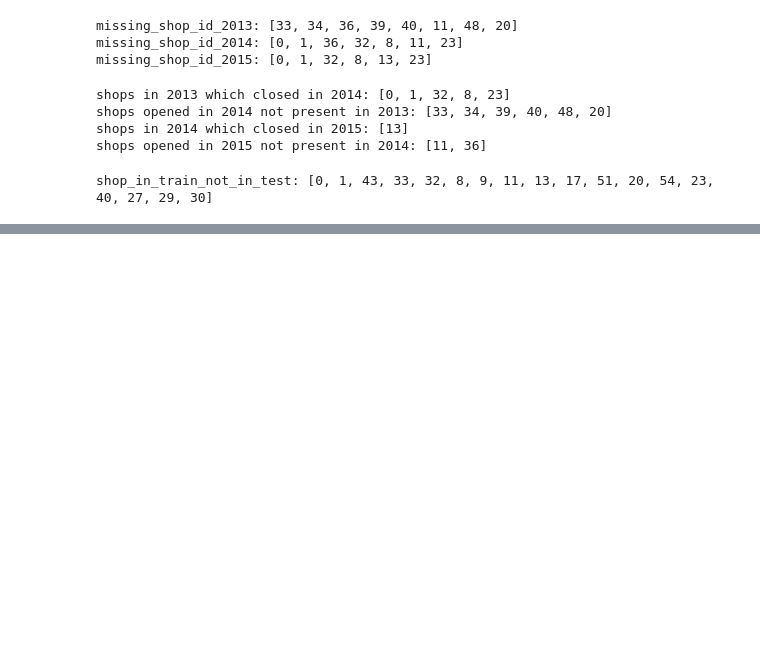
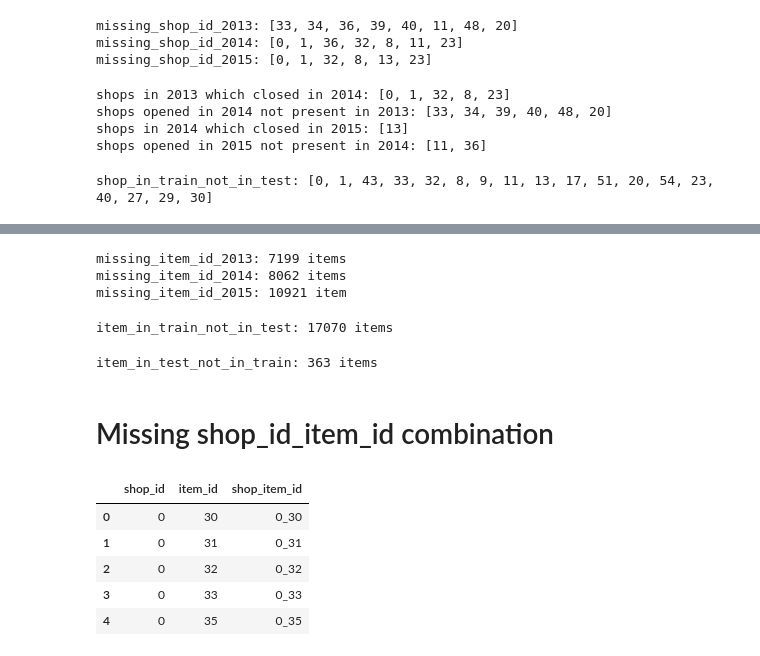
Before and after one commit to rsyarif/PredictSales, a Jupyter notebook: PredictSales_v1.ipynb, the cells around one changed output, grey strips where cells are left out. Saved outputs shown, nothing was run; the diff lists cells and outputs as text; code cells hidden in the pictures; blank space fills up the shorter version.

```diff
--- a/PredictSales_v1.ipynb
+++ b/PredictSales_v1.ipynb
@@ -221,0 +233,32 @@ shop_in_train_not_in_test: [0, 1, 43, 33, 32, 8, 9, 11, 13, 17, 51, 20, 54, 23,
+# %%
+print 'missing_item_id_2013:',len(missing_item_id_2013), 'items'
+print 'missing_item_id_2014:',len(missing_item_id_2014), 'items'
+print 'missing_item_id_2015:',len(missing_item_id_2015),'item'
+# %% [output]
+missing_item_id_2013: 7199 items
+missing_item_id_2014: 8062 items
+missing_item_id_2015: 10921 item
+# %%
+item_in_train_not_in_test = set(sales_train['item_id'].unique())-set(test['item_id'].unique())
+print 'item_in_train_not_in_test:',len(item_in_train_not_in_test), 'items'
+# %% [output]
+item_in_train_not_in_test: 17070 items
+# %%
+item_in_test_not_in_train = set(test['item_id'].unique()) -set(sales_train['item_id'].unique())
+print 'item_in_test_not_in_train:',len(item_in_test_not_in_train), 'items'
+# %% [output]
+item_in_test_not_in_train: 363 items
+# %% [markdown]
+# Missing  shop_id_item_id combination
+# %%
+sales_train_sample = sales_train.groupby(['shop_id','item_id'],as_index=False).count()[['shop_id','item_id']]
+sales_train_sample['shop_item_id'] = sales_train_sample['shop_id'].astype('string')+'_'+sales_train_sample['item_id'].astype('string')
+sales_train_shop_item_id = sales_train_sample['shop_item_id'].values
+sales_train_sample.head()
+# %% [output]
+|  | shop_id | item_id | shop_item_id |
+| 0 | 0 | 30 | 0_30 |
+| 1 | 0 | 31 | 0_31 |
+| 2 | 0 | 32 | 0_32 |
+| 3 | 0 | 33 | 0_33 |
+| 4 | 0 | 35 | 0_35 |
```
Also changed, not shown: parts of 5 cells of this notebook, 1 other file.
